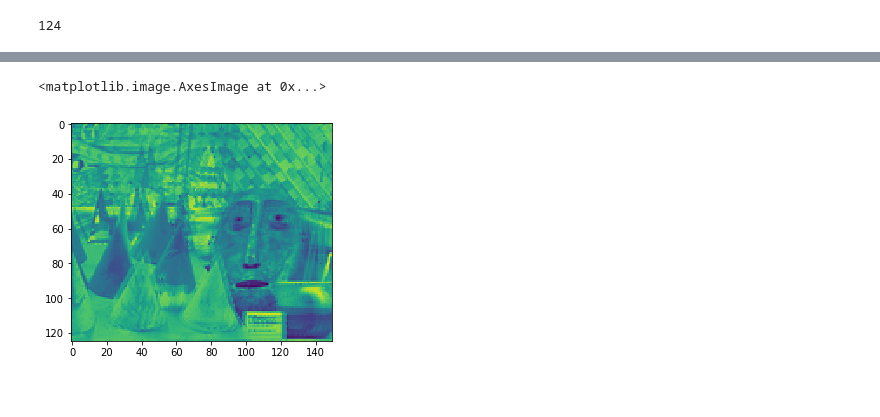
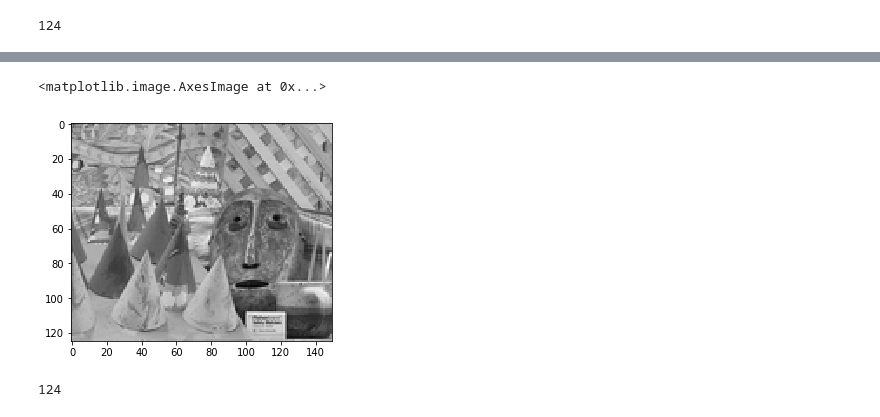
Before and after one commit to Yeeef/disparity-estimation, a Jupyter notebook: EM/code/Untitled3.ipynb, the cells around one changed output, grey strips where cells are left out. Drawn from its saved outputs; the diff is of its cells as text; code cells hidden in the pictures.

```diff
--- a/EM/code/Untitled3.ipynb
+++ b/EM/code/Untitled3.ipynb
@@ -58,5 +91,9 @@ em.maxmization()
 # %%
-plt.imshow(ideal_image)
+plt.imshow(ideal_image, cmap="gray")
 # %% [output]
 <matplotlib.image.AxesImage at 0x...>
-[figure, old version]
+[figure, new version]
+# %%
+em.estimation()
+# %% [output]
+124
```
Also changed, not shown: parts of 25 cells of this notebook, 50 other files.
